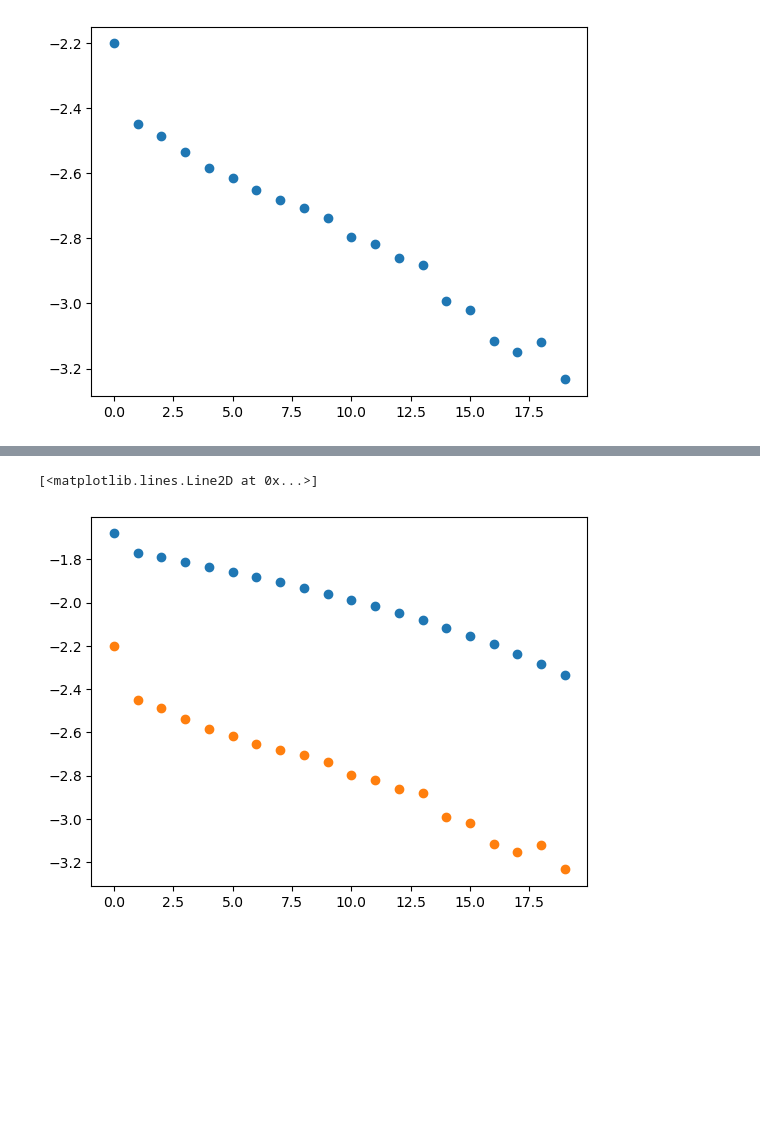
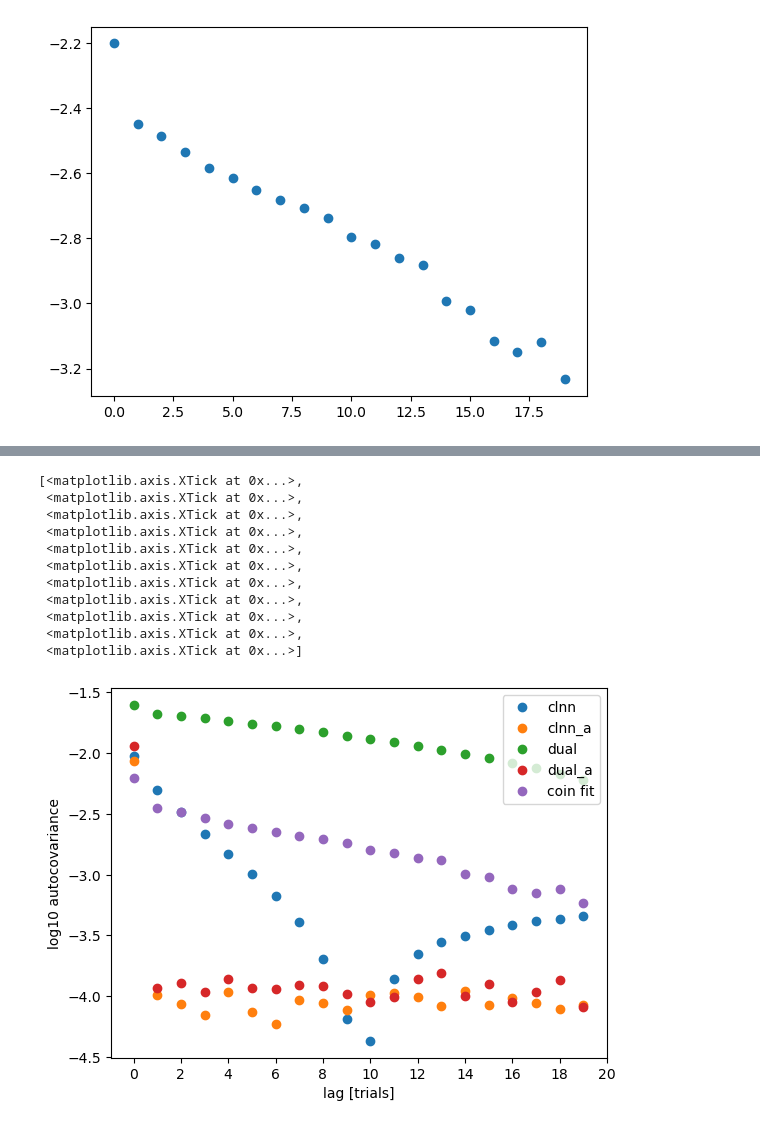
Before and after one commit to sashkarivkind/contextual_frogs, a Jupyter notebook: experimental/optim/spectrumCLNNandDual.ipynb, the cells around one changed output, grey strips where cells are left out. Saved outputs shown, nothing was run; the diff lists cells and outputs as text; code cells hidden in the pictures; blank space fills up the shorter version.

Commit message:
organising autocov plots

```diff
--- a/experimental/optim/spectrumCLNNandDual.ipynb
+++ b/experimental/optim/spectrumCLNNandDual.ipynb
@@ -140,7 +140,7 @@ run_specs = {
 run_specs = {
     'clnn':     'realthing403uuu_seedsFX',
     # 'clnn_new': 'realthing403uuuUfb_seedsREF1',
-    # 'clnn_a':   'realthing403ctrl_seedsFX',
+    'clnn_a':   'realthing403ctrl_seedsFX',
     'dual':     'realthing403dualxxx_seedsFX',
     'dual_a':   'realthing403dualaaa_seedsFX',
 }
@@ -292,5 +292,5 @@ for i in range(1,17):
     plt.title(f'Participant {i}')
     for mm, model_name in enumerate(run_specs.keys()):
         plt.plot(preds[model_name][i].mean(axis=-1)+mm*0.01, label=model_name)
-    plt.legend()
+    plt.legend(fontsize=6)
 # %% [output]
@@ -435,13 +439,14 @@ plt.plot(log10abs(cov[:20]),'o')
 [<matplotlib.lines.Line2D at 0x...>]
 [figure]
 # %%
-this_arch = 'dual'
+model_autocovs = {}
+for this_arch in run_specs:
 
-model_autocovs = []
-for i in range(1,17):
-    model_noises = preds[this_arch][i] - preds[this_arch][i].mean(axis=1, keepdims=True)
-    model_noises += np.random.normal(0, sigmams[this_arch][i], size=model_noises.shape)
-    model_tail_noises = model_noises[-101:-1,:].T #discard the last time point
-    model_autocov = autocovariance(model_tail_noises)
-    plt.plot(log10abs(model_autocov)[:20],'o')
-    model_autocovs.append(model_autocov)
+    model_autocovs[this_arch] = []
+    for i in range(1,8+1):
+        model_noises = preds[this_arch][i] - preds[this_arch][i].mean(axis=1, keepdims=True)
+        model_noises += np.random.normal(0, sigmams[this_arch][i], size=model_noises.shape)
+        model_tail_noises = model_noises[-101:-1,:].T #discard the last time point
+        model_autocov = autocovariance(model_tail_noises)
+        # plt.plot(log10abs(model_autocov)[:20],'o')
+        model_autocovs[this_arch].append(model_autocov)
@@ -449,0 +453,10 @@ for i in range(1,17):
+# %%
+plt.figure()
+# plt.plot(np.log10(np.array(model_autocovs)).T[:20,:],'.')
+for this_arch in model_autocovs:
+    _ = plt.semilogy(np.abs(np.mean(model_autocovs[this_arch], axis=0))[:20],'o',linewidth=3,label=this_arch)
+_ = plt.semilogy(np.abs(cov[:20]),'o', label='coin fit')
+plt.legend()
+plt.xlabel('lag [trials]')
+plt.ylabel('log10 autocovariance')
+plt.gca().set_xticks(range(0,21,2))
@@ -450,8 +476,23 @@ for i in range(1,17):
 # %%
 plt.figure()
 # plt.plot(np.log10(np.array(model_autocovs)).T[:20,:],'.')
-plt.plot(log10abs(np.mean(model_autocovs, axis=0))[:20],'o',linewidth=3)
-plt.plot(log10abs(np.abs(cov[:20])),'o')
+for this_arch in model_autocovs:
+    _ = plt.plot(log10abs(np.mean(model_autocovs[this_arch], axis=0))[:20],'o',linewidth=3,label=this_arch)
+_ = plt.plot(log10abs(np.abs(cov[:20])),'o', label='coin fit')
+plt.legend()
+plt.xlabel('lag [trials]')
+plt.ylabel('log10 autocovariance')
+plt.gca().set_xticks(range(0,21,2))
 # %% [output]
-[<matplotlib.lines.Line2D at 0x...>]
+[<matplotlib.axis.XTick at 0x...>,
+ <matplotlib.axis.XTick at 0x...>,
+ <matplotlib.axis.XTick at 0x...>,
+ <matplotlib.axis.XTick at 0x...>,
+ <matplotlib.axis.XTick at 0x...>,
+ <matplotlib.axis.XTick at 0x...>,
+ <matplotlib.axis.XTick at 0x...>,
+ <matplotlib.axis.XTick at 0x...>,
+ <matplotlib.axis.XTick at 0x...>,
+ <matplotlib.axis.XTick at 0x...>,
+ <matplotlib.axis.XTick at 0x...>]
-[figure, old version]
+[figure, new version]
```
Also changed, not shown: parts of 7 cells of this notebook.
